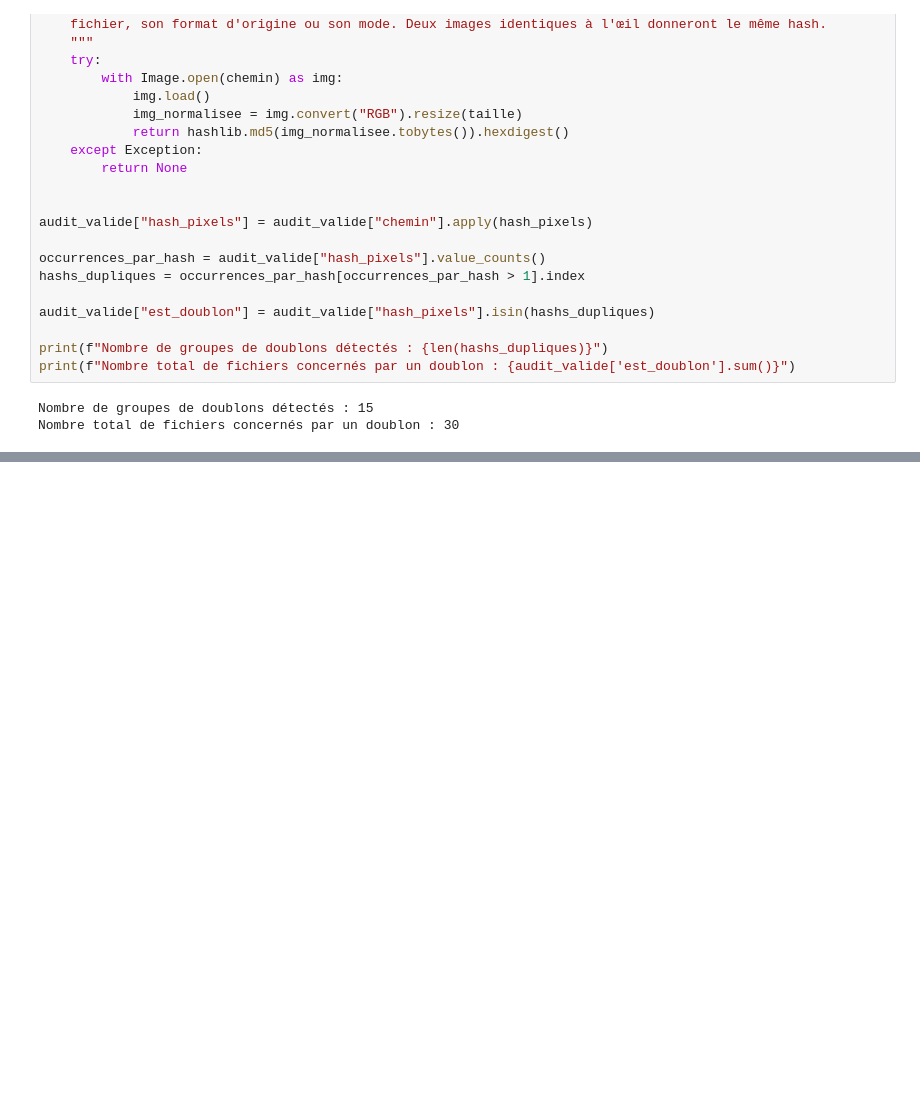
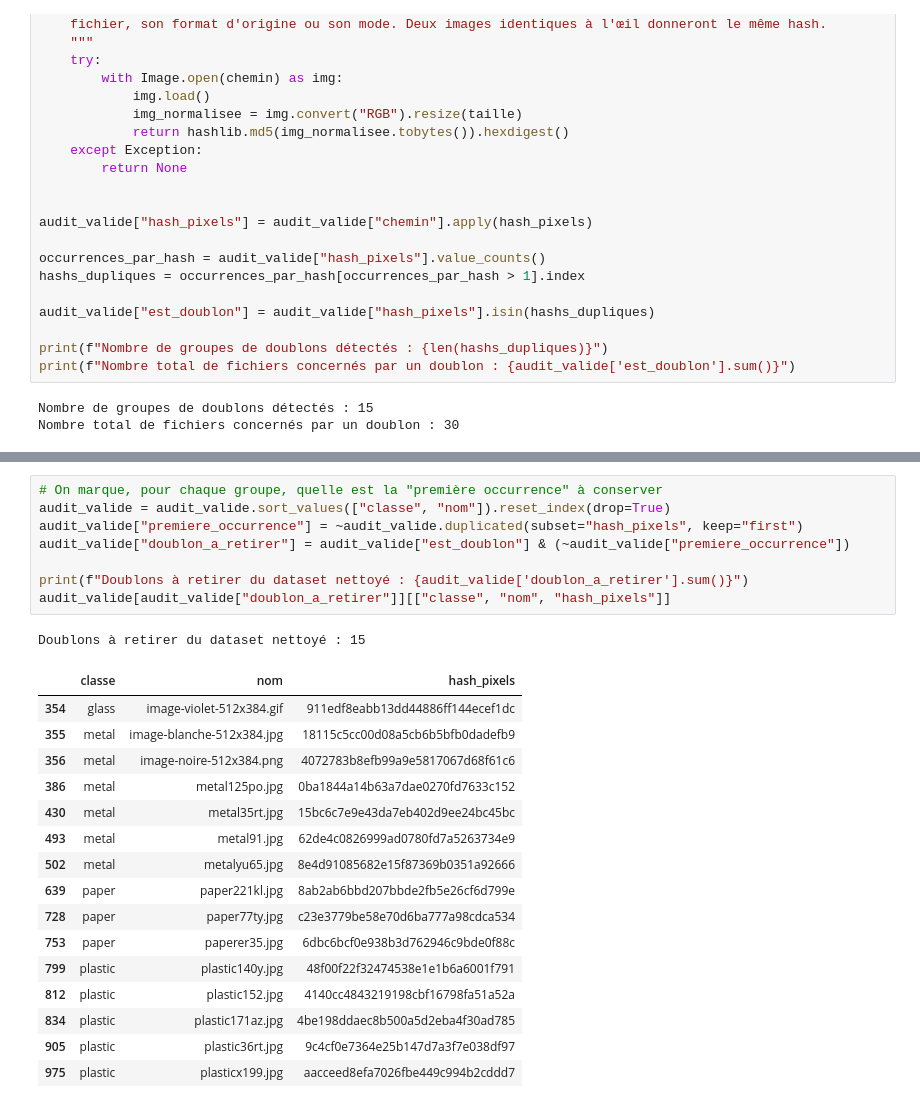
Before and after one commit to Youssoupha-ndiaye/atelier_preparations_donnees_images_ODC_IA, a Jupyter notebook: atelier_prepa_donnees_images/notebooks/atelier_prepa_donnees_images.ipynb, the cells around one changed output, grey strips where cells are left out. Drawn from its saved outputs; the diff is of its cells as text; blank space fills up the shorter version.

Commit message:
Partie 6 : suppression des doublons

```diff
--- a/atelier_prepa_donnees_images/notebooks/atelier_prepa_donnees_images.ipynb
+++ b/atelier_prepa_donnees_images/notebooks/atelier_prepa_donnees_images.ipynb
@@ -409,0 +420,26 @@ Nombre total de fichiers concernés par un doublon : 30
+# %%
+# On marque, pour chaque groupe, quelle est la "première occurrence" à conserver
+audit_valide = audit_valide.sort_values(["classe", "nom"]).reset_index(drop=True)
+audit_valide["premiere_occurrence"] = ~audit_valide.duplicated(subset="hash_pixels", keep="first")
+audit_valide["doublon_a_retirer"] = audit_valide["est_doublon"] & (~audit_valide["premiere_occurrence"])
+
+print(f"Doublons à retirer du dataset nettoyé : {audit_valide['doublon_a_retirer'].sum()}")
+audit_valide[audit_valide["doublon_a_retirer"]][["classe", "nom", "hash_pixels"]]
+# %% [output]
+Doublons à retirer du dataset nettoyé : 15
+|  | classe | nom | hash_pixels |
+| 354 | glass | image-violet-512x384.gif | 911edf8eabb13dd44886ff144ecef1dc |
+| 355 | metal | image-blanche-512x384.jpg | 18115c5cc00d08a5cb6b5bfb0dadefb9 |
+| 356 | metal | image-noire-512x384.png | 4072783b8efb99a9e5817067d68f61c6 |
+| 386 | metal | metal125po.jpg | 0ba1844a14b63a7dae0270fd7633c152 |
+| 430 | metal | metal35rt.jpg | 15bc6c7e9e43da7eb402d9ee24bc45bc |
+| 493 | metal | metal91.jpg | 62de4c0826999ad0780fd7a5263734e9 |
+| 502 | metal | metalyu65.jpg | 8e4d91085682e15f87369b0351a92666 |
+| 639 | paper | paper221kl.jpg | 8ab2ab6bbd207bbde2fb5e26cf6d799e |
+| 728 | paper | paper77ty.jpg | c23e3779be58e70d6ba777a98cdca534 |
+| 753 | paper | paperer35.jpg | 6dbc6bcf0e938b3d762946c9bde0f88c |
+| 799 | plastic | plastic140y.jpg | 48f00f22f32474538e1e1b6a6001f791 |
+| 812 | plastic | plastic152.jpg | 4140cc4843219198cbf16798fa51a52a |
+| 834 | plastic | plastic171az.jpg | 4be198ddaec8b500a5d2eba4f30ad785 |
+| 905 | plastic | plastic36rt.jpg | 9c4cf0e7364e25b147d7a3f7e038df97 |
+| 975 | plastic | plasticx199.jpg | aacceed8efa7026fbe449c994b2cddd7 |
```
Also changed, not shown: parts of 1 cell of this notebook.
